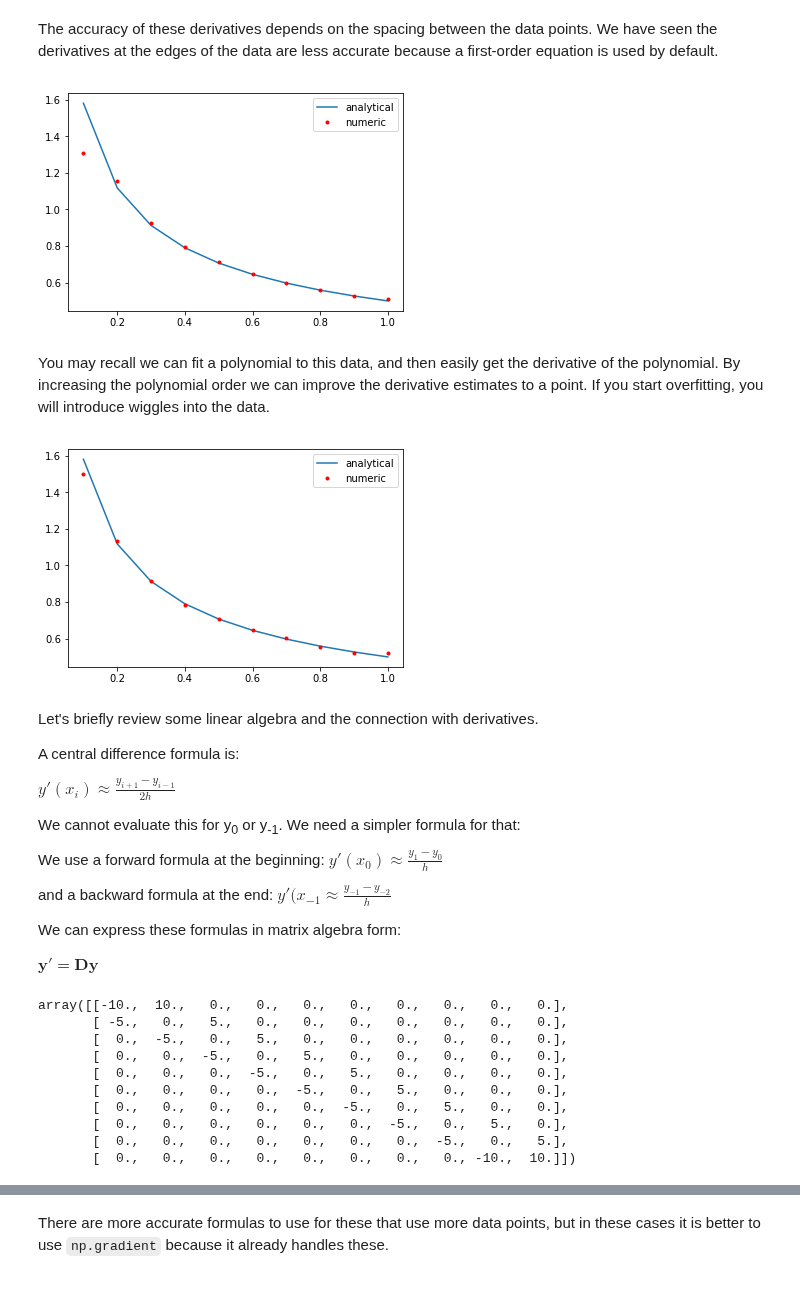
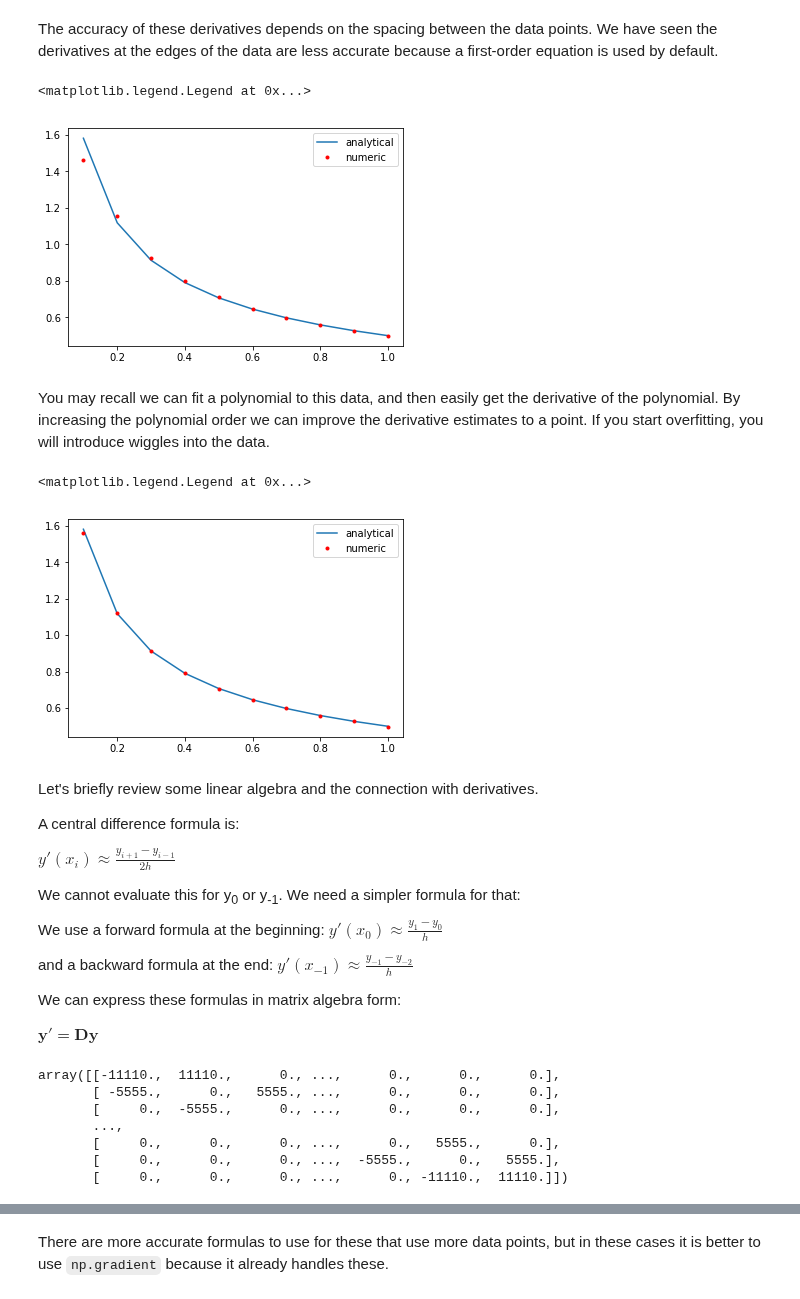
Before and after one commit to jkitchin/f18-06623, a Jupyter notebook: lectures/19-introduction-to-autograd.ipynb, the cells around one changed output, grey strips where cells are left out. Cells and saved outputs as stored; diff of their text form; code cells hidden in the pictures.

```diff
--- a/lectures/19-introduction-to-autograd.ipynb
+++ b/lectures/19-introduction-to-autograd.ipynb
@@ -36,21 +36,23 @@ The accuracy of these derivatives depends on the spacing between the data points
 # %%
 x = np.linspace(0.1, 1, 10)
 y = x**0.5
 
-plt.plot(x, 0.5 * x**-0.5, x, np.gradient(y, x), 'r.')
+plt.plot(x, 0.5 * x**-0.5, x, np.gradient(y, x, edge_order=2), 'r.')
 plt.legend(['analytical', 'numeric'])
 # %% [output]
+<matplotlib.legend.Legend at 0x...>
-[figure, old version]
+[figure, new version]
 # %% [markdown]
 You may recall we can fit a polynomial to this data, and then easily get the derivative of the polynomial. By increasing the polynomial order we can improve the derivative estimates to a point. If you start overfitting, you will introduce wiggles into the data.
 # %%
-p = np.polyfit(x, y, 5)
+p = np.polyfit(x, y, 8)
 dp  = np.polyder(p)
 
 plt.plot(x, 0.5 * x **-0.5, x, np.polyval(dp, x), 'r.')
 plt.legend(['analytical', 'numeric'])
 # %% [output]
+<matplotlib.legend.Legend at 0x...>
-[figure, old version]
+[figure, new version]
 # %% [markdown]
 Let's briefly review some linear algebra and the connection with derivatives.
 
@@ -62,13 +64,13 @@ We cannot evaluate this for y<sub>0</sub> or y<sub>-1</sub>. We need a simpler f
 
 We use a forward formula at the beginning: $y'(x_0) \approx \frac{y_1 - y_0}{h}$
 
-and a backward formula at the end:  $y'(x_{-1} \approx \frac{y_{-1} - y_{-2}}{h}$
+and a backward formula at the end:  $y'(x_{-1}) \approx \frac{y_{-1} - y_{-2}}{h}$
 
 We can express these formulas in matrix algebra form:
 
 $\mathbf{y'} = \mathbf{D} \mathbf{y}$
 # %%
-x, h = np.linspace(0.1, 1, 10, retstep=True)
+x, h = np.linspace(0.1, 1, 10000, retstep=True)
 y = x**0.5
 
 D = np.zeros((len(x), len(x)))
@@ -78,14 +80,11 @@ D[0, 0:2] = np.array([-1, 1]) / h  # forward formula
 D[-1, -2:] = np.array([-1, 1]) / h # backward formula
 D
 # %% [output]
-array([[-10.,  10.,   0.,   0.,   0.,   0.,   0.,   0.,   0.,   0.],
-       [ -5.,   0.,   5.,   0.,   0.,   0.,   0.,   0.,   0.,   0.],
-       [  0.,  -5.,   0.,   5.,   0.,   0.,   0.,   0.,   0.,   0.],
-       [  0.,   0.,  -5.,   0.,   5.,   0.,   0.,   0.,   0.,   0.],
-       [  0.,   0.,   0.,  -5.,   0.,   5.,   0.,   0.,   0.,   0.],
-       [  0.,   0.,   0.,   0.,  -5.,   0.,   5.,   0.,   0.,   0.],
-       [  0.,   0.,   0.,   0.,   0.,  -5.,   0.,   5.,   0.,   0.],
-       [  0.,   0.,   0.,   0.,   0.,   0.,  -5.,   0.,   5.,   0.],
-       [  0.,   0.,   0.,   0.,   0.,   0.,   0.,  -5.,   0.,   5.],
-       [  0.,   0.,   0.,   0.,   0.,   0.,   0.,   0., -10.,  10.]])
+array([[-11110.,  11110.,      0., ...,      0.,      0.,      0.],
+       [ -5555.,      0.,   5555., ...,      0.,      0.,      0.],
+       [     0.,  -5555.,      0., ...,      0.,      0.,      0.],
+       ...,
+       [     0.,      0.,      0., ...,      0.,   5555.,      0.],
+       [     0.,      0.,      0., ...,  -5555.,      0.,   5555.],
+       [     0.,      0.,      0., ...,      0., -11110.,  11110.]])
 # %%
```
Also changed, not shown: parts of 17 cells of this notebook, 3 other files.
